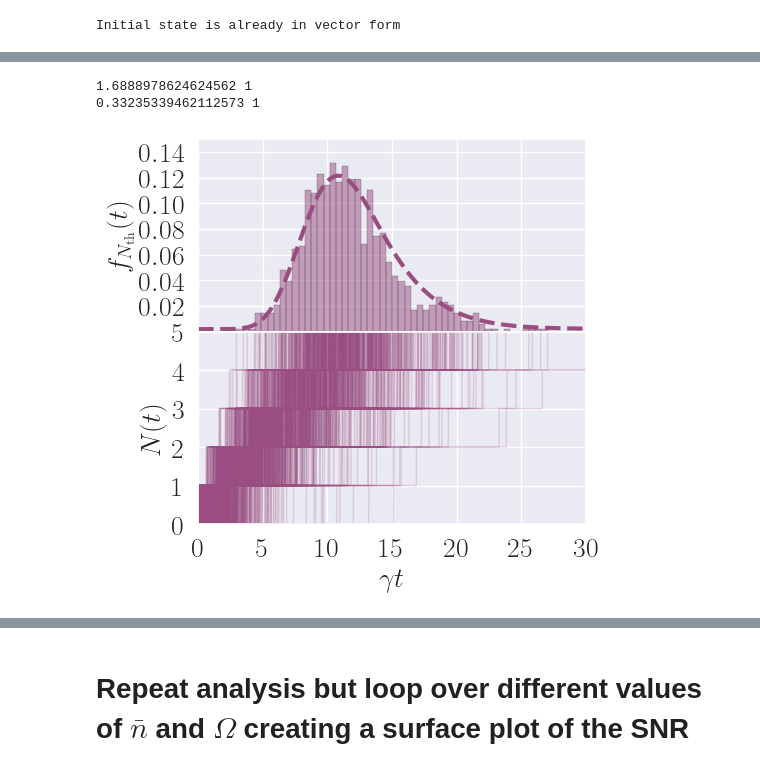
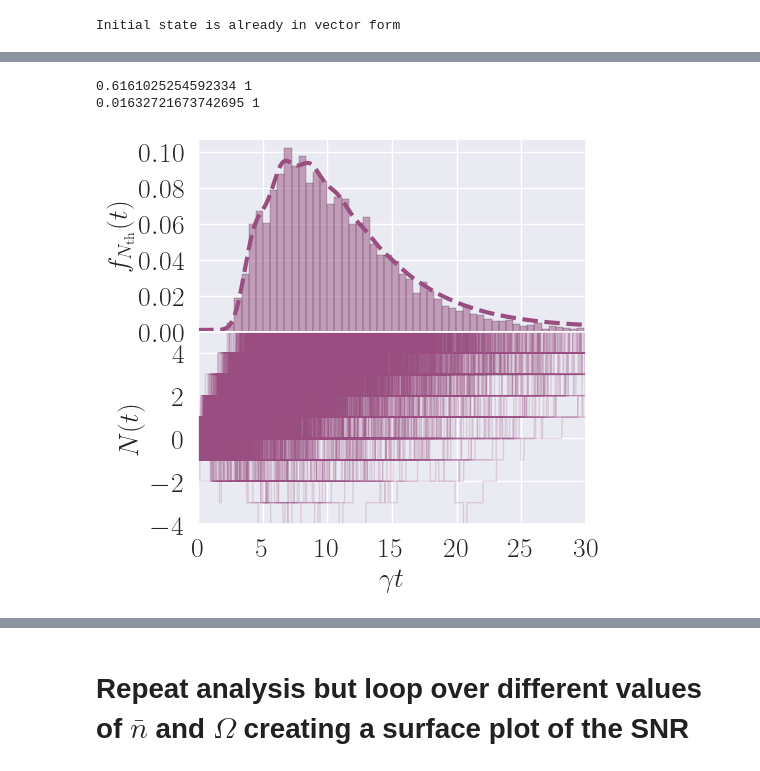
Before and after one commit to mikeal888/First_Passage_Times, a Jupyter notebook: Garrahan_example.ipynb, the cells around one changed output, grey strips where cells are left out. Drawn from its saved outputs; the diff is of its cells as text; code cells hidden in the pictures.

Commit message:
modified examples for paper

```diff
--- a/Garrahan_example.ipynb
+++ b/Garrahan_example.ipynb
@@ -143,7 +143,7 @@ def quantum_dynamical_activity(n, gamma, Omega):
 # Parameters
 gamma = 1
 nbar = 0.2
-Omega = 0.5
+Omega = 1.5
 dt = 0.0005
 dts = 0.01
 tf = 30
@@ -175,7 +175,7 @@ N_cutoff = 5
 N = np.arange(-10, Nm, dN)
 # Compute initial state
 rho0 = operator_to_vector(steadystate(H, c_ops))
-nu_k = [0, -1, 0]
+nu_k = [0, -1, 1]
 
 #----------------- Solve -----------------#
 proj = ProjectiveEvolutionPntAbsorb(H_eff, c_ops, t, N, N_cutoff-1)
@@ -188,5 +188,5 @@ dGt = -np.gradient(P0, dt)
 Initial state is already in vector form
 # %%
 # qutip evolution
-result = photocurrent_mesolve(H, rho_ss, ts, sc_ops=c_ops, e_ops=[sz], store_measurement=True, ntraj=1000)
+result = photocurrent_mesolve(H, rho_ss, ts, sc_ops=c_ops, e_ops=[sz], store_measurement=True, ntraj=4000)
 # %% [output]
@@ -206,7 +206,7 @@ dNm = np.real(np.array(result.measurement)[:, :, 0])*dts
 dNp = np.real(np.array(result.measurement)[:, :, 1])*dts
 
 # Compute photocurrent
-J = np.cumsum(dNm, axis=1)
+J = np.cumsum(dNm - dNp, axis=1)
 # %%
 # Get first hitting times
 inds = np.array([get_first_hit(mi, N_cutoff) for mi in J])
@@ -224,43 +224,45 @@ SNR = Et**2 / Var
 print(SNR/(Et*K), 1)
 print(SNR/(Et*(K+Q)), 1)
 # %% [output]
-1.6888978624624562 1
-0.33235339462112573 1
+0.6161025254592334 1
+0.01632721673742695 1
 # %%
 #----------------- Plotting -----------------#
 
 fig = plt.figure(figsize=(5, 5))
 
 color = [0.6, 0.3, 0.5]
 
 plt.subplot(2, 1, 1)
+# plt.plot(t, P0, color='k', linestyle='-', linewidth=3, alpha=1)
 plt.plot(t, dGt+0.002, color=color, linestyle='--', linewidth=3, alpha=1)
 plt.hist(hitting_times, density=True, bins=50, color=color, alpha=0.5, edgecolor='k', linewidth=0.3)
 # plt.vlines(Et, 0, dGt[np.argmin(np.abs(t-Et))], color='k', linestyle='--', linewidth=2, alpha=1)
 
 plt.xticks(np.arange(0, tf+5, 5), [], fontsize=20)
-plt.yticks(np.arange(0.02, 0.16, 0.02), fontsize=20)
-plt.ylim(0.0, 0.15)
+# plt.yticks(np.arange(0.02, 0.16, 0.02), fontsize=20)
+plt.yticks(fontsize=20)
+# plt.ylim(0.0, 0.15)
 plt.xlim(0, tf)
 plt.ylabel(r"$f_{N_{\rm th}}(t)$", fontsize=20)
 
 
 plt.subplot(2, 1, 2)
 plt.plot(ts, J.T, color=color, linestyle='-', linewidth=1, alpha=0.2)
 
 plt.yticks(fontsize=20)
 plt.xticks(np.arange(0, tf+5, 5), fontsize=20)
-plt.ylim(0, N_cutoff)
+plt.ylim(-4, N_cutoff)
 plt.xlim(0, tf)
 
 plt.xlabel(r'$\gamma t$', fontsize=20)
 plt.ylabel(r'$N(t)$', fontsize=20)
 
 plt.subplots_adjust(hspace=0.0)
 
 plt.show()
 
 #----------------- Save -----------------#
-fig.savefig('Figures/Garrahan_example.png', bbox_inches='tight', dpi=200)
+fig.savefig('Figures/Garrahan2_example.png', bbox_inches='tight', dpi=200)
 # %% [output]
-[figure, old version]
+[figure, new version]
```
Also changed, not shown: parts of 6 cells of this notebook, 1 other file.
